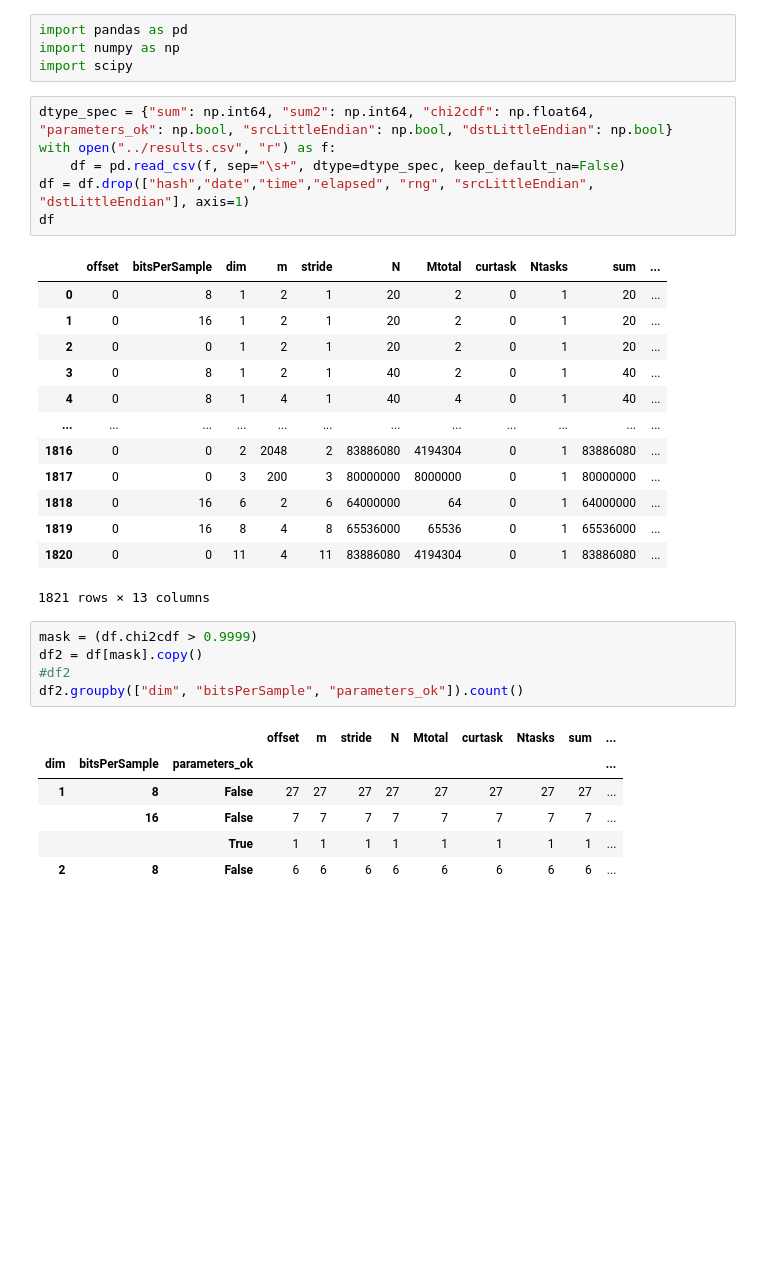
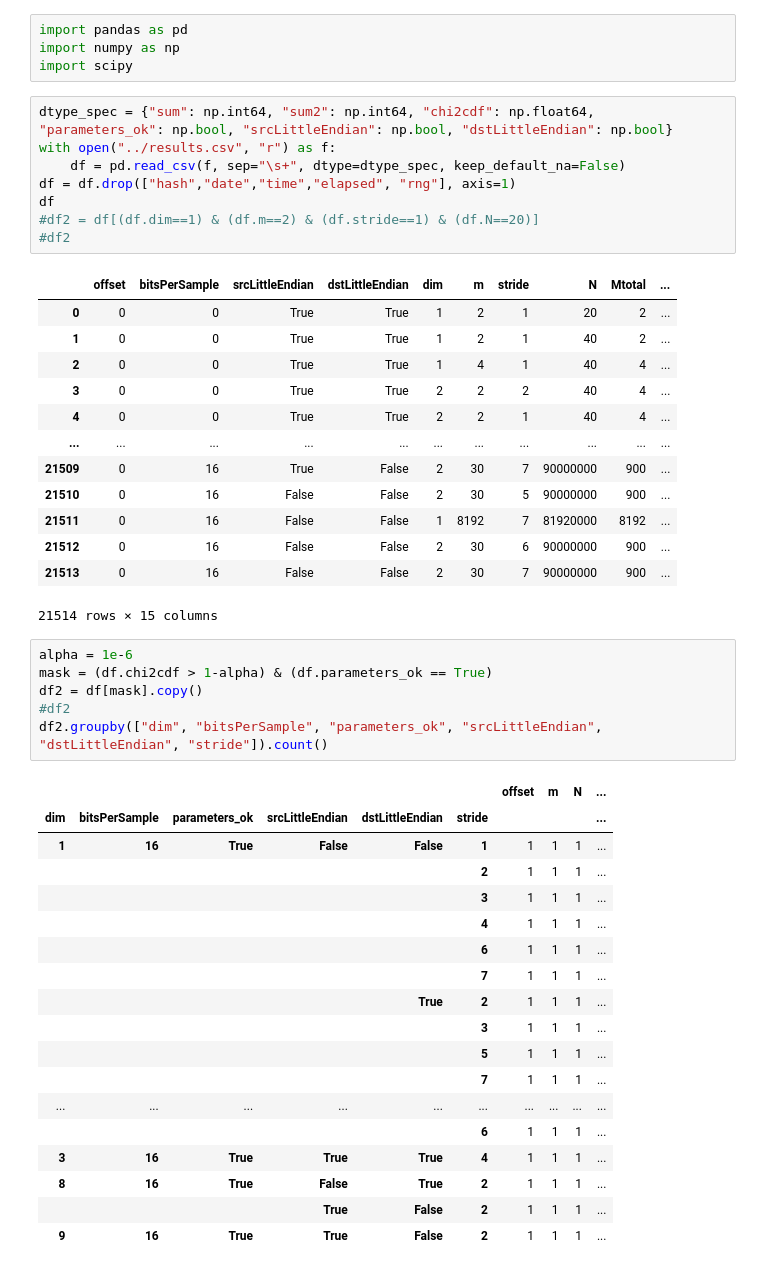
Before and after one commit to teaprof/hypercube, a Jupyter notebook: src/launchers/showall.ipynb, the cells around one changed output. Drawn from its saved outputs; the diff is of its cells as text; blank space fills up the shorter version.

Commit message:
add support for non-uniform samplers (increase the precision of chi2)

```diff
--- a/src/launchers/showall.ipynb
+++ b/src/launchers/showall.ipynb
@@ -6,32 +6,47 @@ import scipy
 dtype_spec = {"sum": np.int64, "sum2": np.int64, "chi2cdf": np.float64, "parameters_ok": np.bool, "srcLittleEndian": np.bool, "dstLittleEndian": np.bool}
 with open("../results.csv", "r") as f:
     df = pd.read_csv(f, sep="\s+", dtype=dtype_spec, keep_default_na=False)
-df = df.drop(["hash","date","time","elapsed", "rng", "srcLittleEndian", "dstLittleEndian"], axis=1)
+df = df.drop(["hash","date","time","elapsed", "rng"], axis=1)
 df
+#df2 = df[(df.dim==1) & (df.m==2) & (df.stride==1) & (df.N==20)]
+#df2
 # %% [output]
-|  | offset | bitsPerSample | dim | m | stride | N | Mtotal | curtask | Ntasks | sum | ... |
-| 0 | 0 | 8 | 1 | 2 | 1 | 20 | 2 | 0 | 1 | 20 | ... |
-| 1 | 0 | 16 | 1 | 2 | 1 | 20 | 2 | 0 | 1 | 20 | ... |
-| 2 | 0 | 0 | 1 | 2 | 1 | 20 | 2 | 0 | 1 | 20 | ... |
-| 3 | 0 | 8 | 1 | 2 | 1 | 40 | 2 | 0 | 1 | 40 | ... |
-| 4 | 0 | 8 | 1 | 4 | 1 | 40 | 4 | 0 | 1 | 40 | ... |
-| ... | ... | ... | ... | ... | ... | ... | ... | ... | ... | ... | ... |
-| 1816 | 0 | 0 | 2 | 2048 | 2 | 83886080 | 4194304 | 0 | 1 | 83886080 | ... |
-| 1817 | 0 | 0 | 3 | 200 | 3 | 80000000 | 8000000 | 0 | 1 | 80000000 | ... |
-| 1818 | 0 | 16 | 6 | 2 | 6 | 64000000 | 64 | 0 | 1 | 64000000 | ... |
-| 1819 | 0 | 16 | 8 | 4 | 8 | 65536000 | 65536 | 0 | 1 | 65536000 | ... |
-| 1820 | 0 | 0 | 11 | 4 | 11 | 83886080 | 4194304 | 0 | 1 | 83886080 | ... |
+|  | offset | bitsPerSample | srcLittleEndian | dstLittleEndian | dim | m | stride | N | Mtotal | ... |
+| 0 | 0 | 0 | True | True | 1 | 2 | 1 | 20 | 2 | ... |
+| 1 | 0 | 0 | True | True | 1 | 2 | 1 | 40 | 2 | ... |
+| 2 | 0 | 0 | True | True | 1 | 4 | 1 | 40 | 4 | ... |
+| 3 | 0 | 0 | True | True | 2 | 2 | 2 | 40 | 4 | ... |
+| 4 | 0 | 0 | True | True | 2 | 2 | 1 | 40 | 4 | ... |
+| ... | ... | ... | ... | ... | ... | ... | ... | ... | ... | ... |
+| 21509 | 0 | 16 | True | False | 2 | 30 | 7 | 90000000 | 900 | ... |
+| 21510 | 0 | 16 | False | False | 2 | 30 | 5 | 90000000 | 900 | ... |
+| 21511 | 0 | 16 | False | False | 1 | 8192 | 7 | 81920000 | 8192 | ... |
+| 21512 | 0 | 16 | False | False | 2 | 30 | 6 | 90000000 | 900 | ... |
+| 21513 | 0 | 16 | False | False | 2 | 30 | 7 | 90000000 | 900 | ... |
-1821 rows × 13 columns
+21514 rows × 15 columns
 # %%
-mask = (df.chi2cdf > 0.9999)
+alpha = 1e-6
+mask = (df.chi2cdf > 1-alpha) & (df.parameters_ok == True)
 df2 = df[mask].copy()
 #df2
-df2.groupby(["dim", "bitsPerSample", "parameters_ok"]).count()
+df2.groupby(["dim", "bitsPerSample", "parameters_ok", "srcLittleEndian", "dstLittleEndian", "stride"]).count()
 # %% [output]
-|  |  |  | offset | m | stride | N | Mtotal | curtask | Ntasks | sum | ... |
-| dim | bitsPerSample | parameters_ok |  |  |  |  |  |  |  |  | ... |
-| 1 | 8 | False | 27 | 27 | 27 | 27 | 27 | 27 | 27 | 27 | ... |
-|  | 16 | False | 7 | 7 | 7 | 7 | 7 | 7 | 7 | 7 | ... |
-|  |  | True | 1 | 1 | 1 | 1 | 1 | 1 | 1 | 1 | ... |
-| 2 | 8 | False | 6 | 6 | 6 | 6 | 6 | 6 | 6 | 6 | ... |
+|  |  |  |  |  |  | offset | m | N | ... |
+| dim | bitsPerSample | parameters_ok | srcLittleEndian | dstLittleEndian | stride |  |  |  | ... |
+| 1 | 16 | True | False | False | 1 | 1 | 1 | 1 | ... |
+|  |  |  |  |  | 2 | 1 | 1 | 1 | ... |
+|  |  |  |  |  | 3 | 1 | 1 | 1 | ... |
+|  |  |  |  |  | 4 | 1 | 1 | 1 | ... |
+|  |  |  |  |  | 6 | 1 | 1 | 1 | ... |
+|  |  |  |  |  | 7 | 1 | 1 | 1 | ... |
+|  |  |  |  | True | 2 | 1 | 1 | 1 | ... |
+|  |  |  |  |  | 3 | 1 | 1 | 1 | ... |
+|  |  |  |  |  | 5 | 1 | 1 | 1 | ... |
+|  |  |  |  |  | 7 | 1 | 1 | 1 | ... |
+| ... | ... | ... | ... | ... | ... | ... | ... | ... | ... |
+|  |  |  |  |  | 6 | 1 | 1 | 1 | ... |
+| 3 | 16 | True | True | True | 4 | 1 | 1 | 1 | ... |
+| 8 | 16 | True | False | True | 2 | 1 | 1 | 1 | ... |
+|  |  |  | True | False | 2 | 1 | 1 | 1 | ... |
+| 9 | 16 | True | True | False | 2 | 1 | 1 | 1 | ... |
 # %%
```
Also changed, not shown: parts of 3 cells of this notebook, 8 other files.
